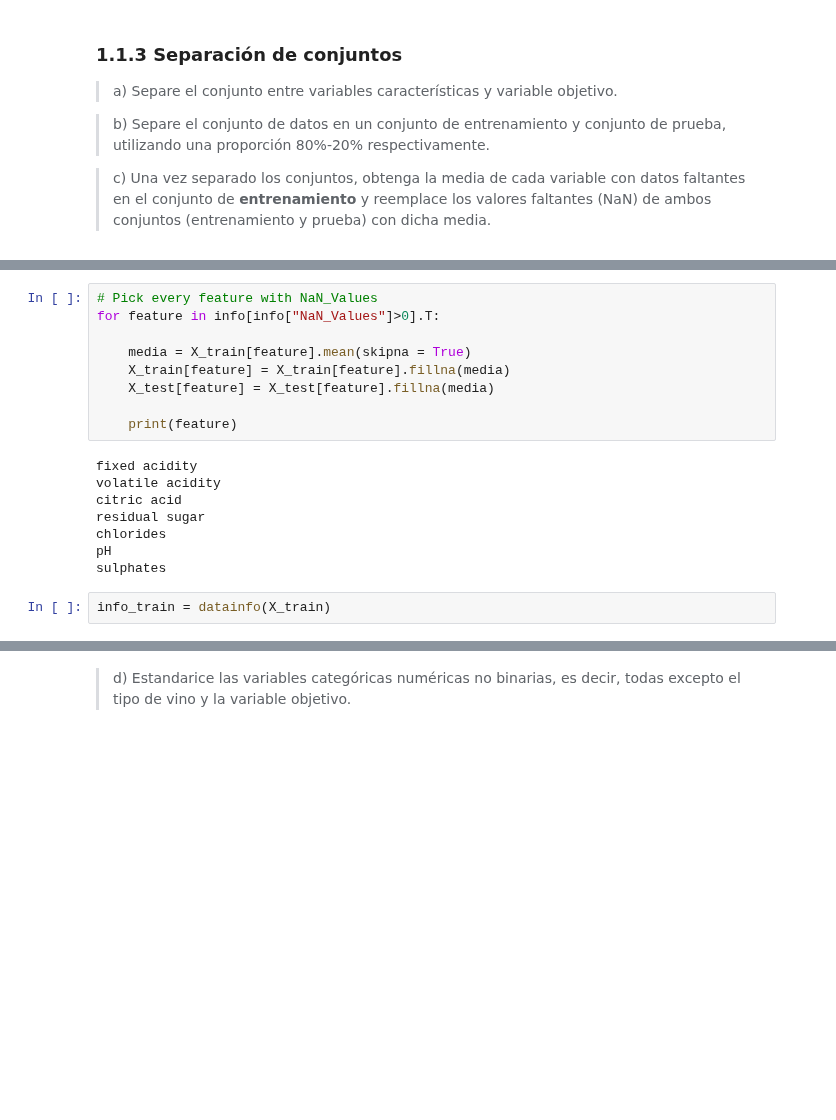
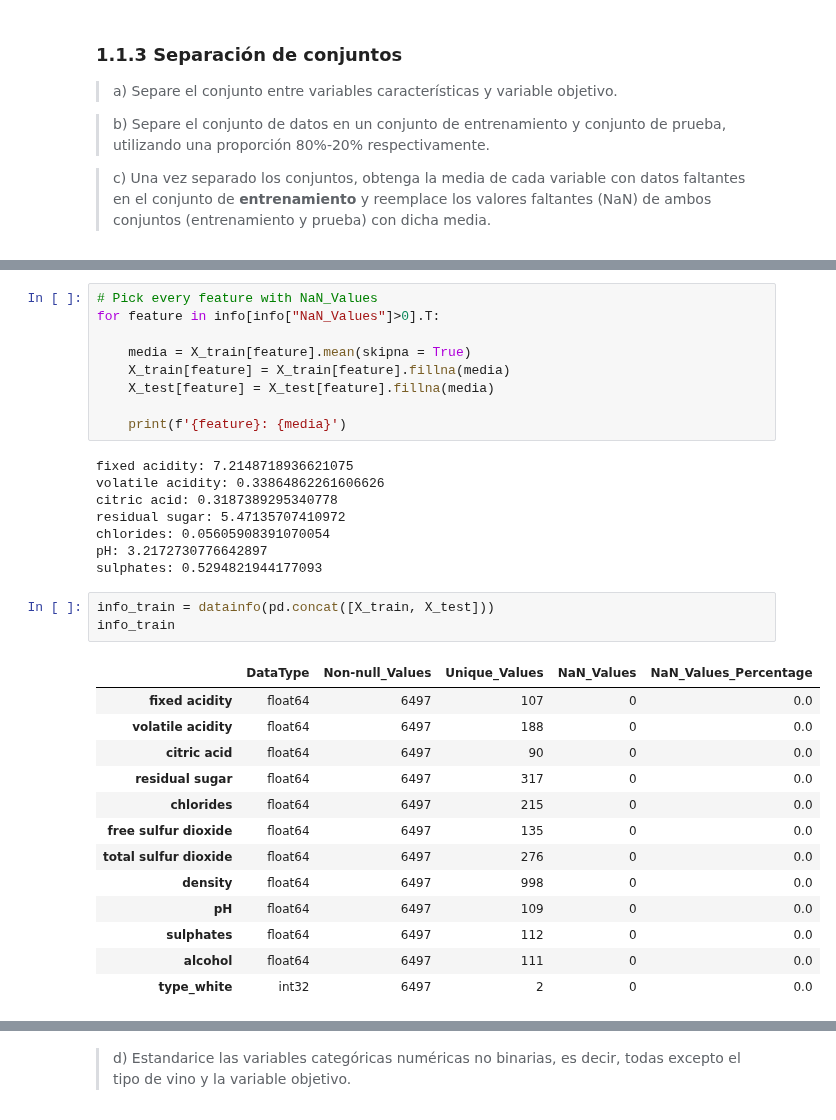
Before and after one commit to Diego-Astaburuaga/Tarea-2-IML, a Jupyter notebook: Enunciado_Tarea_2.ipynb, the cells around one changed output, grey strips where cells are left out. Drawn from its saved outputs; the diff is of its cells as text; blank space fills up the shorter version.

```diff
--- a/Enunciado_Tarea_2.ipynb
+++ b/Enunciado_Tarea_2.ipynb
@@ -263,14 +303,29 @@ for feature in info[info["NaN_Values"]>0].T:
     X_train[feature] = X_train[feature].fillna(media)
     X_test[feature] = X_test[feature].fillna(media)
 
-    print(feature)
+    print(f'{feature}: {media}')
 # %% [output]
-fixed acidity
-volatile acidity
-citric acid
-residual sugar
-chlorides
-pH
-sulphates
+fixed acidity: 7.2148718936621075
+volatile acidity: 0.33864862261606626
+citric acid: 0.3187389295340778
+residual sugar: 5.47135707410972
+chlorides: 0.05605908391070054
+pH: 3.2172730776642897
+sulphates: 0.5294821944177093
 # %%
-info_train = datainfo(X_train)
+info_train = datainfo(pd.concat([X_train, X_test]))
+info_train
+# %% [output]
+|  | DataType | Non-null_Values | Unique_Values | NaN_Values | NaN_Values_Percentage |
+| fixed acidity | float64 | 6497 | 107 | 0 | 0.0 |
+| volatile acidity | float64 | 6497 | 188 | 0 | 0.0 |
+| citric acid | float64 | 6497 | 90 | 0 | 0.0 |
+| residual sugar | float64 | 6497 | 317 | 0 | 0.0 |
+| chlorides | float64 | 6497 | 215 | 0 | 0.0 |
+| free sulfur dioxide | float64 | 6497 | 135 | 0 | 0.0 |
+| total sulfur dioxide | float64 | 6497 | 276 | 0 | 0.0 |
+| density | float64 | 6497 | 998 | 0 | 0.0 |
+| pH | float64 | 6497 | 109 | 0 | 0.0 |
+| sulphates | float64 | 6497 | 112 | 0 | 0.0 |
+| alcohol | float64 | 6497 | 111 | 0 | 0.0 |
+| type_white | int32 | 6497 | 2 | 0 | 0.0 |
```
Also changed, not shown: parts of 25 cells of this notebook.
